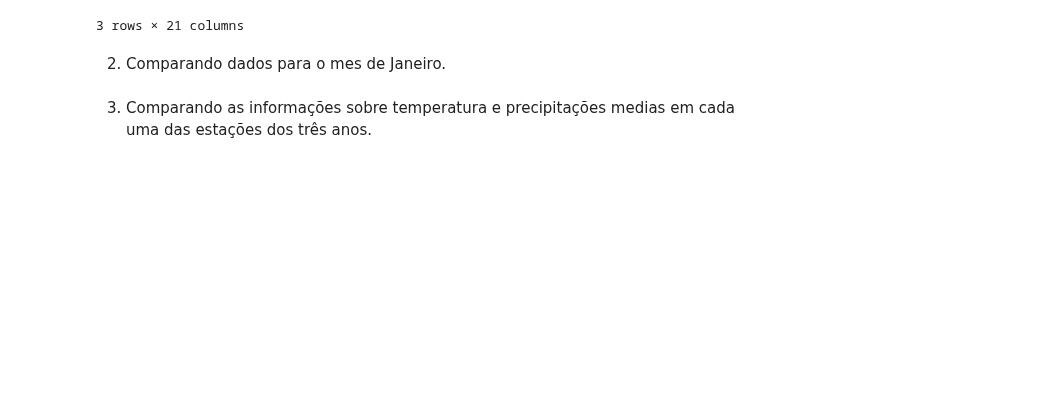
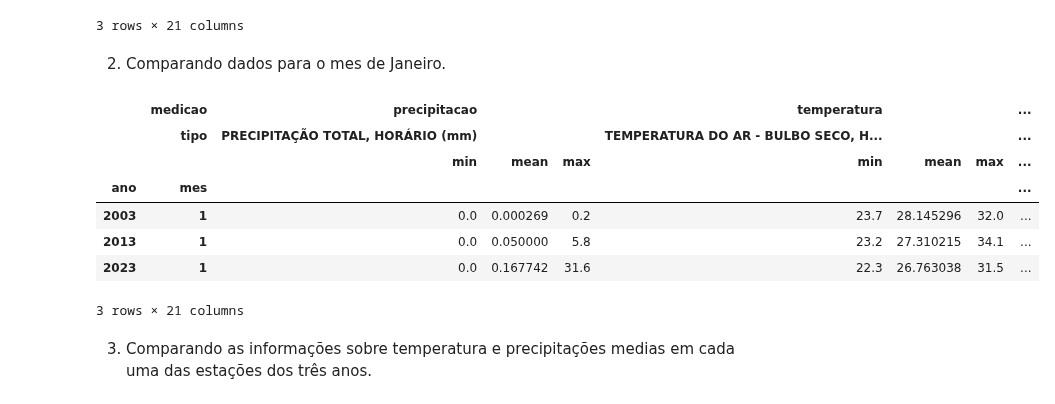
Before and after one commit to everaldina/Trilha_Python, a Jupyter notebook: dev-Everaldina/PI-007.ipynb, the cells around one changed output. Drawn from its saved outputs; the diff is of its cells as text; code cells hidden in the pictures; blank space fills up the shorter version.

```diff
--- a/dev-Everaldina/PI-007.ipynb
+++ b/dev-Everaldina/PI-007.ipynb
@@ -356,5 +384,17 @@ precipitao_temp_ano.aggregate(['min', 'mean', 'max'])
 3 rows × 21 columns
 # %% [markdown]
 2. Comparando dados para o mes de Janeiro.
+# %%
+precipitao_temp_janeiro = estacao_ssa[['precipitacao', 'temperatura']].groupby(['ano', 'mes']).aggregate(['min', 'mean', 'max'])
+precipitao_temp_janeiro.query('mes == 1')
+# %% [output]
+|  | medicao | precipitacao |  |  | temperatura |  |  | ... |
+|  | tipo | PRECIPITAÇÃO TOTAL, HORÁRIO (mm) |  |  | TEMPERATURA DO AR - BULBO SECO, H... |  |  | ... |
+|  |  | min | mean | max | min | mean | max | ... |
+| ano | mes |  |  |  |  |  |  | ... |
+| 2003 | 1 | 0.0 | 0.000269 | 0.2 | 23.7 | 28.145296 | 32.0 | ... |
+| 2013 | 1 | 0.0 | 0.050000 | 5.8 | 23.2 | 27.310215 | 34.1 | ... |
+| 2023 | 1 | 0.0 | 0.167742 | 31.6 | 22.3 | 26.763038 | 31.5 | ... |
+3 rows × 21 columns
 # %% [markdown]
 3. Comparando as informações sobre temperatura e precipitações medias em cada uma das estações dos três anos.
```
Also changed, not shown: parts of 9 cells of this notebook.
